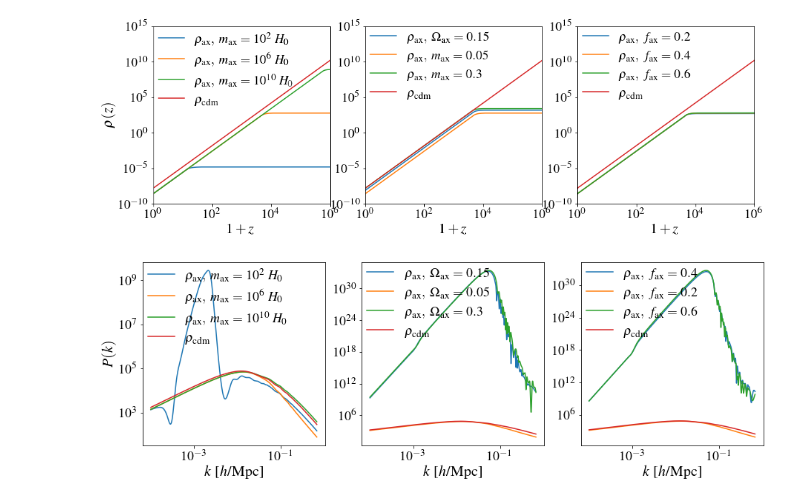
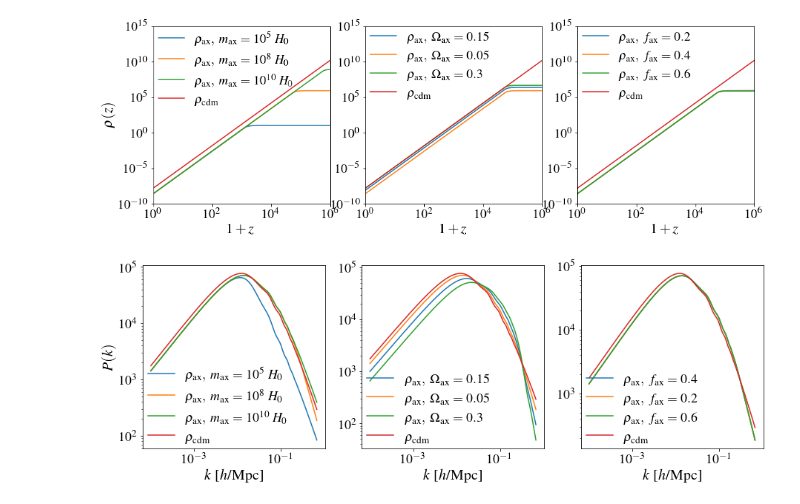
Before and after one commit to PoulinV/AxiCLASS, a Jupyter notebook: example_axion.ipynb, the cells around one changed output. Cells and saved outputs as stored; diff of their text form; code cells hidden in the pictures.

Commit message:
add example files

```diff
--- a/example_axion.ipynb
+++ b/example_axion.ipynb
@@ -48,17 +48,17 @@ def compute_axion(m_axion,f_axion,Omega_scf):
     return background, M
 # %%
 #fiducial axion
-background_axion_1,M1 = compute_axion(1e6,0.4,0.05)
+background_axion_1,M1 = compute_axion(1e8,0.4,0.05)
 background_z_1 = background_axion_1['z'] # read redshift
 
 ##here we vary the mass
 background_axion_2,M2 = compute_axion(1e10,0.4,0.05)
-background_axion_3,M3 = compute_axion(1e3,0.4,0.05)
+background_axion_3,M3 = compute_axion(1e5,0.4,0.05)
 
 ##here we vary the density
-background_axion_4,M4 = compute_axion(1e6,0.4,0.15)
-background_axion_5,M5 = compute_axion(1e6,0.4,0.3)
+background_axion_4,M4 = compute_axion(1e8,0.4,0.15)
+background_axion_5,M5 = compute_axion(1e8,0.4,0.3)
 
 ##here we vary f_a
-background_axion_6,M6 = compute_axion(1e6,0.2,0.05)
-background_axion_7,M7 = compute_axion(1e6,0.6,0.05)
+background_axion_6,M6 = compute_axion(1e8,0.1,0.05)
+background_axion_7,M7 = compute_axion(1e8,0.6,0.05)
@@ -108,8 +103,8 @@ ax3.set_xlabel(r"$1+z$", fontsize=20)
 # ax3.set_ylabel(r"$\rho(z)$", fontsize=20)
 
 
-ax1.plot(1+background_z_1,background_axion_3['(.)rho_scf'],label=r'$\rho_{\rm ax},~m_{\rm ax}=10^2~H_0$')
-ax1.plot(1+background_z_1,background_axion_1['(.)rho_scf'],label=r'$\rho_{\rm ax},~m_{\rm ax}=10^6~H_0$')
+ax1.plot(1+background_z_1,background_axion_3['(.)rho_scf'],label=r'$\rho_{\rm ax},~m_{\rm ax}=10^5~H_0$')
+ax1.plot(1+background_z_1,background_axion_1['(.)rho_scf'],label=r'$\rho_{\rm ax},~m_{\rm ax}=10^8~H_0$')
 ax1.plot(1+background_z_1,background_axion_2['(.)rho_scf'],label=r'$\rho_{\rm ax},~m_{\rm ax}=10^{10}~H_0$')
 ax1.plot(1+background_z_1,background_axion_1['(.)rho_cdm'],label=r'$\rho_{\rm cdm}$')
 
@@ -117,8 +112,8 @@ ax1.plot(1+background_z_1,background_axion_1['(.)rho_cdm'],label=r'$\rho_{\rm cd
 
 
 ax2.plot(1+background_z_1,background_axion_4['(.)rho_scf'],label=r'$\rho_{\rm ax},~\Omega_{\rm ax}=0.15$')
-ax2.plot(1+background_z_1,background_axion_1['(.)rho_scf'],label=r'$\rho_{\rm ax},~m_{\rm ax}=0.05$')
-ax2.plot(1+background_z_1,background_axion_5['(.)rho_scf'],label=r'$\rho_{\rm ax},~m_{\rm ax}=0.3$')
+ax2.plot(1+background_z_1,background_axion_1['(.)rho_scf'],label=r'$\rho_{\rm ax},~\Omega_{\rm ax}=0.05$')
+ax2.plot(1+background_z_1,background_axion_5['(.)rho_scf'],label=r'$\rho_{\rm ax},~\Omega_{\rm ax}=0.3$')
 ax2.plot(1+background_z_1,background_axion_1['(.)rho_cdm'],label=r'$\rho_{\rm cdm}$')
 
 
@@ -132,9 +127,9 @@ ax1.legend(frameon=False,prop={'size':18},loc='upper left',borderaxespad=0.)
 ax2.legend(frameon=False,prop={'size':18},loc='upper left',borderaxespad=0.)
 ax3.legend(frameon=False,prop={'size':18},loc='upper left',borderaxespad=0.)
 
-plt.savefig('axion_example.pdf', bbox_inches='tight')
+plt.savefig('axion_example_rho.pdf', bbox_inches='tight')
 # %% [output]
-[figure, old version]
+[figure, new version]
 # %%
 cosmoLCDM = {
 'Omega_cdm':0.3,
@@ -188,37 +183,37 @@ ax3.tick_params('y',labelsize=18)
 
 
 
 ax1.set_xlabel(r"$k$ [$h$/Mpc]", fontsize=20)
 ax1.set_ylabel(r"$P(k)$", fontsize=20)
 ax2.set_xlabel(r"$k$ [$h$/Mpc]", fontsize=20)
 # ax2.set_ylabel(r"$\rho(z)$", fontsize=20)
 ax3.set_xlabel(r"$k$ [$h$/Mpc]", fontsize=20)
 # ax3.set_ylabel(r"$\rho(z)$", fontsize=20)
 
 
-ax1.plot(kk,Pk_axion3,label=r'$\rho_{\rm ax},~m_{\rm ax}=10^2~H_0$')
-ax1.plot(kk,Pk_axion1,label=r'$\rho_{\rm ax},~m_{\rm ax}=10^6~H_0$')
+ax1.plot(kk,Pk_axion3,label=r'$\rho_{\rm ax},~m_{\rm ax}=10^5~H_0$')
+ax1.plot(kk,Pk_axion1,label=r'$\rho_{\rm ax},~m_{\rm ax}=10^8~H_0$')
 ax1.plot(kk,Pk_axion2,label=r'$\rho_{\rm ax},~m_{\rm ax}=10^{10}~H_0$')
 ax1.plot(kk,Pk_LCDM,label=r'$\rho_{\rm cdm}$')
 
 
 ax2.plot(kk,Pk_axion4,label=r'$\rho_{\rm ax},~\Omega_{\rm ax}=0.15$')
 ax2.plot(kk,Pk_axion1,label=r'$\rho_{\rm ax},~\Omega_{\rm ax}=0.05$')
 ax2.plot(kk,Pk_axion5,label=r'$\rho_{\rm ax},~\Omega_{\rm ax}=0.3$')
 ax2.plot(kk,Pk_LCDM,label=r'$\rho_{\rm cdm}$')
 
 
 
 ax3.plot(kk,Pk_axion6,label=r'$\rho_{\rm ax},~f_{\rm ax}=0.4$')
 ax3.plot(kk,Pk_axion1,label=r'$\rho_{\rm ax},~f_{\rm ax}=0.2$')
 ax3.plot(kk,Pk_axion7,label=r'$\rho_{\rm ax},~f_{\rm ax}=0.6$')
 ax3.plot(kk,Pk_LCDM,label=r'$\rho_{\rm cdm}$')
 
 
-ax1.legend(frameon=False,prop={'size':18},loc='upper left',borderaxespad=0.)
-ax2.legend(frameon=False,prop={'size':18},loc='upper left',borderaxespad=0.)
-ax3.legend(frameon=False,prop={'size':18},loc='upper left',borderaxespad=0.)
+ax1.legend(frameon=False,prop={'size':18},loc='lower left',borderaxespad=0.)
+ax2.legend(frameon=False,prop={'size':18},loc='lower left',borderaxespad=0.)
+ax3.legend(frameon=False,prop={'size':18},loc='lower left',borderaxespad=0.)
 
-plt.savefig('axion_example.pdf', bbox_inches='tight')
+plt.savefig('axion_example_pk.pdf', bbox_inches='tight')
 # %% [output]
-[figure, old version]
+[figure, new version]
```
Also changed, not shown: parts of 1 cell of this notebook, 5 other files.
